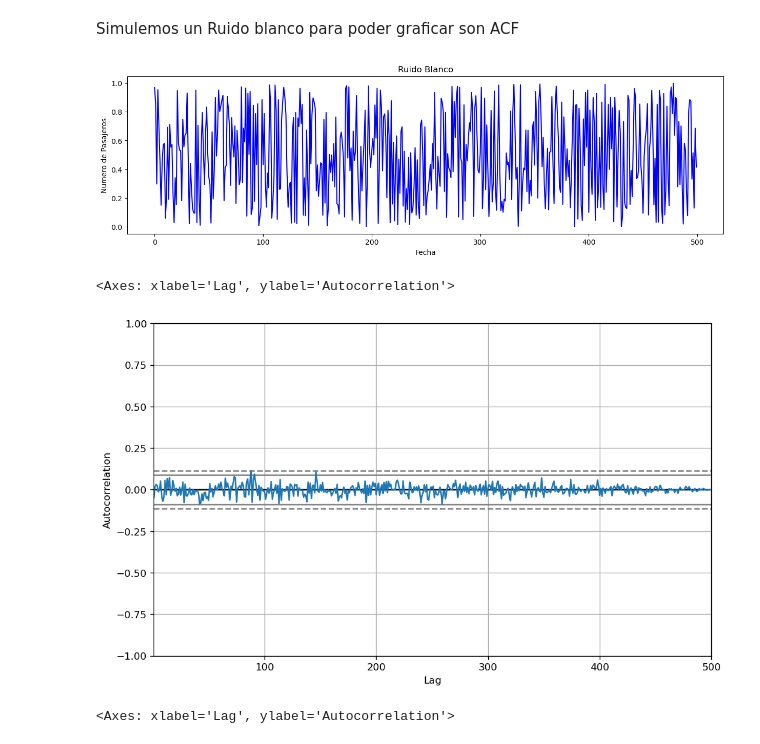
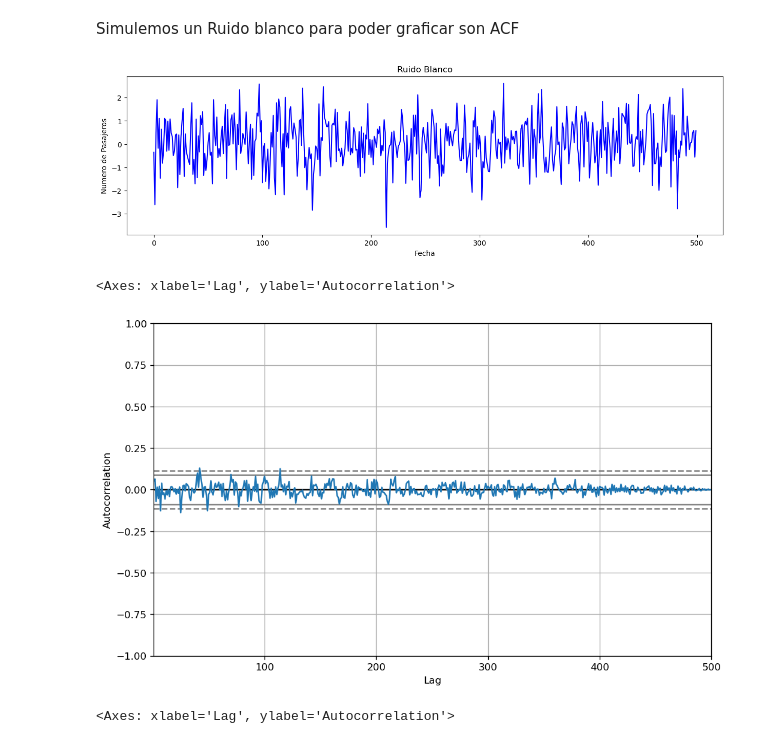
Before and after one commit to LuisGorozpe/py-ts-code, a Jupyter notebook: sesion2.ipynb, the cells around one changed output. Cells and saved outputs as stored; diff of their text form; code cells hidden in the pictures.

```diff
--- a/sesion2.ipynb
+++ b/sesion2.ipynb
@@ -513,16 +513,16 @@ autocorrelation_plot(ejemplo3["Kwh"].tolist())
 Simulemos un Ruido blanco para poder graficar son ACF
 # %%
 n=500
-ruido = np.random.rand(n)
+ruido = np.random.normal(0,1,500)
 ruido_df=pd.Series(ruido)
 plot_df(ruido_df, x=range(n), y=ruido_df, title='Ruido Blanco', colores="blue")
 # %% [output]
-[figure, old version]
+[figure, new version]
 # %%
 autocorrelation_plot(ruido_df)
 # %% [output]
 <Axes: xlabel='Lag', ylabel='Autocorrelation'>
-[figure, old version]
+[figure, new version]
 # %%
 residuos2_1= multiplicative_decomposition2.resid
 autocorrelation_plot(residuos2_1.dropna())
```
Also changed, not shown: parts of 2 cells of this notebook, 1 other file.
